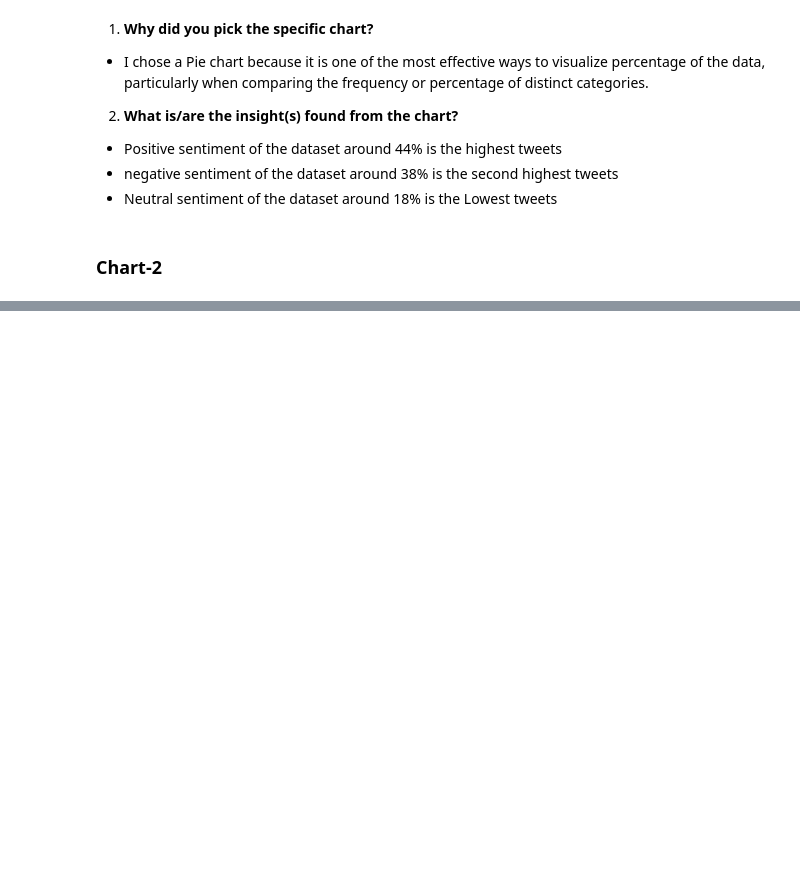
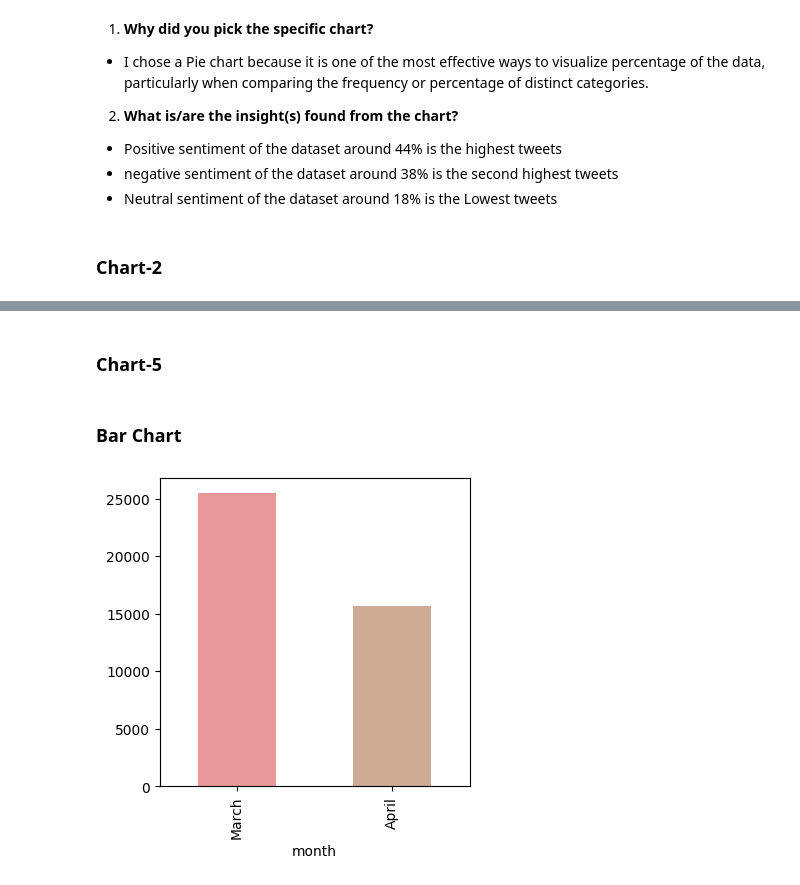
Before and after one commit to Jit562/covid-19-sentiment-analysis, a Jupyter notebook: covid_19_sentiment_analysis.ipynb, the cells around one changed output, grey strips where cells are left out. Cells and saved outputs as stored; diff of their text form; code cells hidden in the pictures; blank space fills up the shorter version.

```diff
--- a/covid_19_sentiment_analysis.ipynb
+++ b/covid_19_sentiment_analysis.ipynb
@@ -955,0 +1066,15 @@ plt.show()
+# %% [markdown]
+### Chart-5
+# %% [markdown]
+### Bar Chart
+# %%
+# Set the color
+color = ['#E89898','#CDAB94']
+
+# Create the plot
+new_df['month'].value_counts().plot(kind='bar', figsize=(4, 4), color=color)
+
+#Show the Chart
+plt.show()
+# %% [output]
+[figure, added]
```
Also changed, not shown: parts of 106 cells of this notebook.
